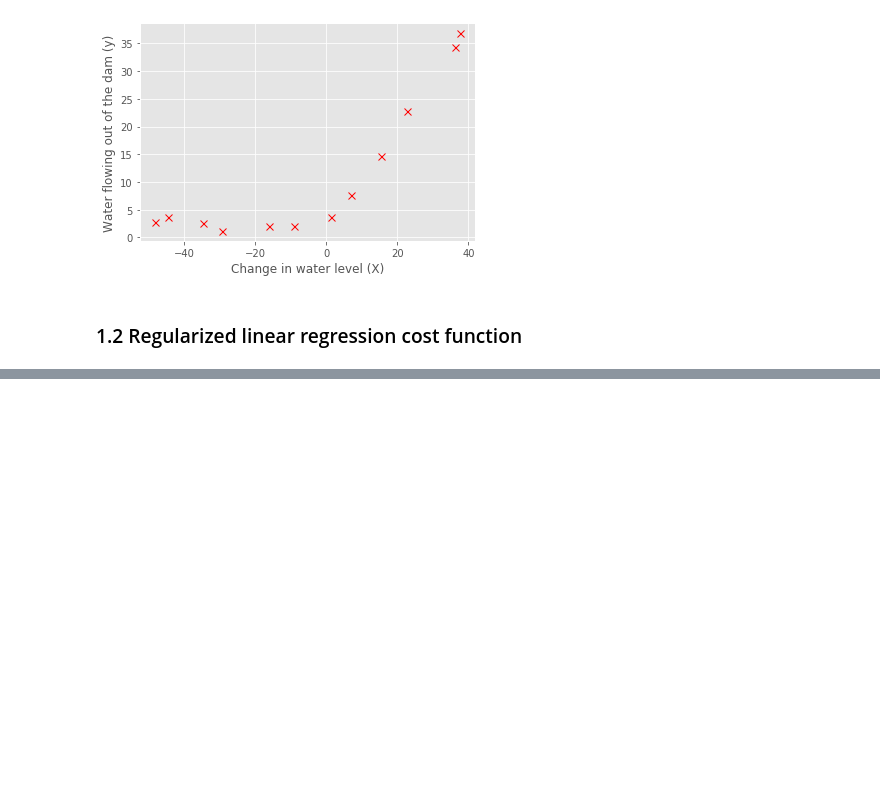
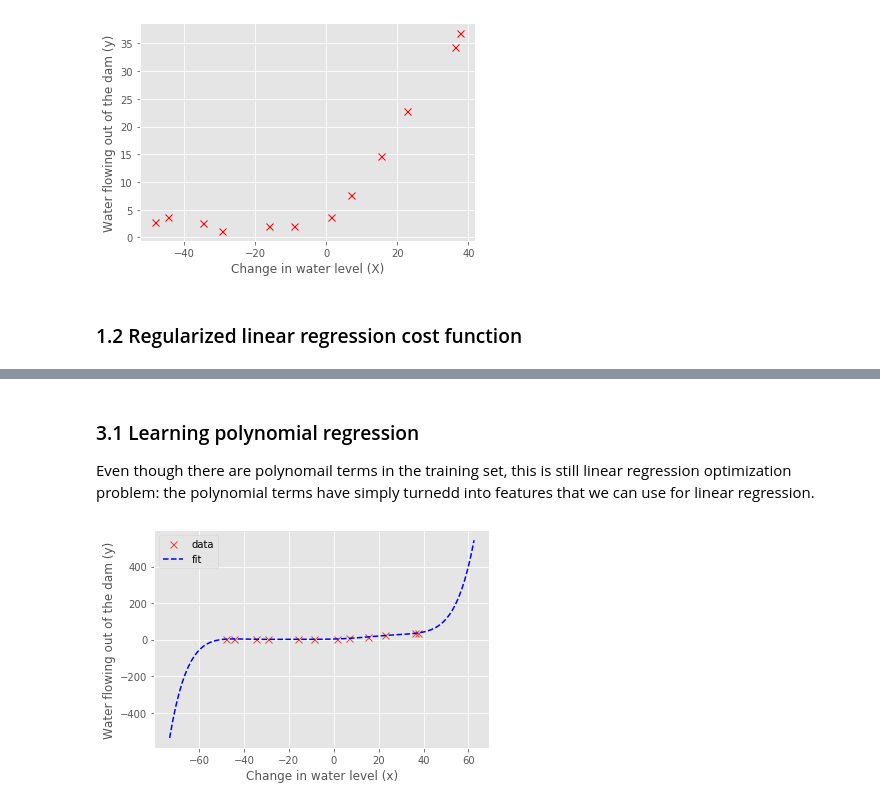
Before and after one commit to akapet00/andrew-ng-coursera-ml, a Jupyter notebook: ex5-regularized-linear-regression-and-bias-vs-variance/ex5.ipynb, the cells around one changed output, grey strips where cells are left out. Drawn from its saved outputs; the diff is of its cells as text; code cells hidden in the pictures; blank space fills up the shorter version.

```diff
--- a/ex5-regularized-linear-regression-and-bias-vs-variance/ex5.ipynb
+++ b/ex5-regularized-linear-regression-and-bias-vs-variance/ex5.ipynb
@@ -55,0 +185,4 @@ plt.show()
+# %%
+print(f'#\ttrain error\tcv error')
+for i, s in enumerate(size_of_training_set):
+    print(f'{i+1}\t{np.round(error_train[i+1].squeeze(), 4)}\t\t{np.round(error_cv[i+1].squeeze(), 4)}')
@@ -55,0 +227,15 @@ plt.show()
+# %%
+p = 8
+X_poly = polyFeatures(X, p)
+X_poly, mu, sigma = featureNormalize(X_poly) # normalization
+X_poly_bias = np.concatenate((np.ones((X.shape[0], 1)), X_poly), axis=1)
+
+X_poly_test = polyFeatures(Xtest, p)
+X_poly_test -= mu
+X_poly_test /= sigma
+X_poly_test_bias = np.concatenate((np.ones((X_poly_test.shape[0], 1)), X_poly_test), axis=1)
+
+X_poly_cv = polyFeatures(Xtest, p)
+X_poly_cv -= mu
+X_poly_cv /= sigma
+X_poly_cv_bias = np.concatenate((np.ones((X_poly_cv.shape[0], 1)), X_poly_cv), axis=1)
@@ -55,0 +255,27 @@ plt.show()
+# %% [markdown]
+### 3.1 Learning polynomial regression
+
+Even though there are polynomail terms in the training set, this is still linear regression optimization problem: the polynomial terms have simply turnedd into features that we can use for linear regression.
+# %%
+def plotFit(X, y, mu, sigma, theta, p):
+    plt.plot(X, y, label='data',
+         marker='x', markersize=7, linestyle='None',)
+
+    _x = np.linspace(min(X) - 25, max(X) + 25, 100).reshape(-1, 1)
+    X_poly = polyFeatures(_x, p)
+    # normalization using mu(X) and sigma(X) from original dataset
+    X_poly -= mu
+    X_poly /= sigma
+    X_poly_bias = np.concatenate((np.ones((X_poly.shape[0], 1)), X_poly), axis=1)
+
+    plt.plot(_x, X_poly_bias @ theta, label='fit',
+             c='b', linestyle='--')
+    plt.legend(loc='best')
+    plt.xlabel('Change in water level (x)')
+    plt.ylabel('Water flowing out of the dam (y)')
+# %%
+theta, theta_history = train(X_poly_bias, y, _lambda=0)
+plotFit(X, y, mu, sigma, theta, p)
+plt.show()
+# %% [output]
+[figure, added]
```
Also changed, not shown: parts of 25 cells of this notebook.
